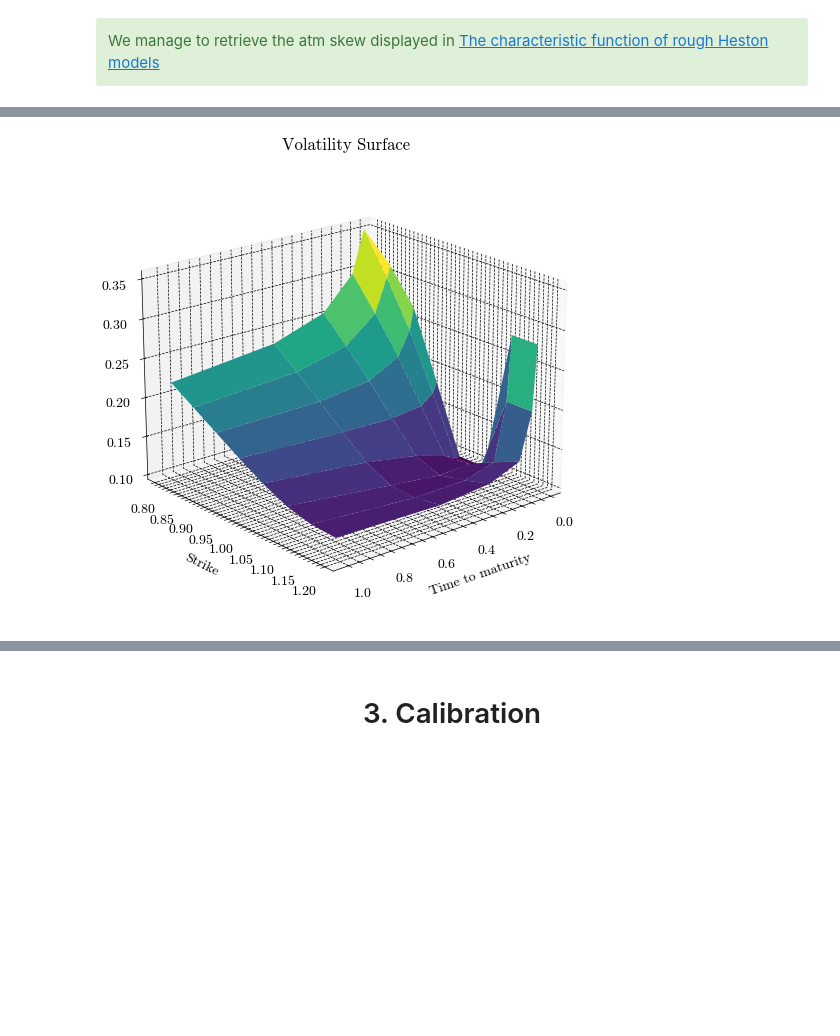
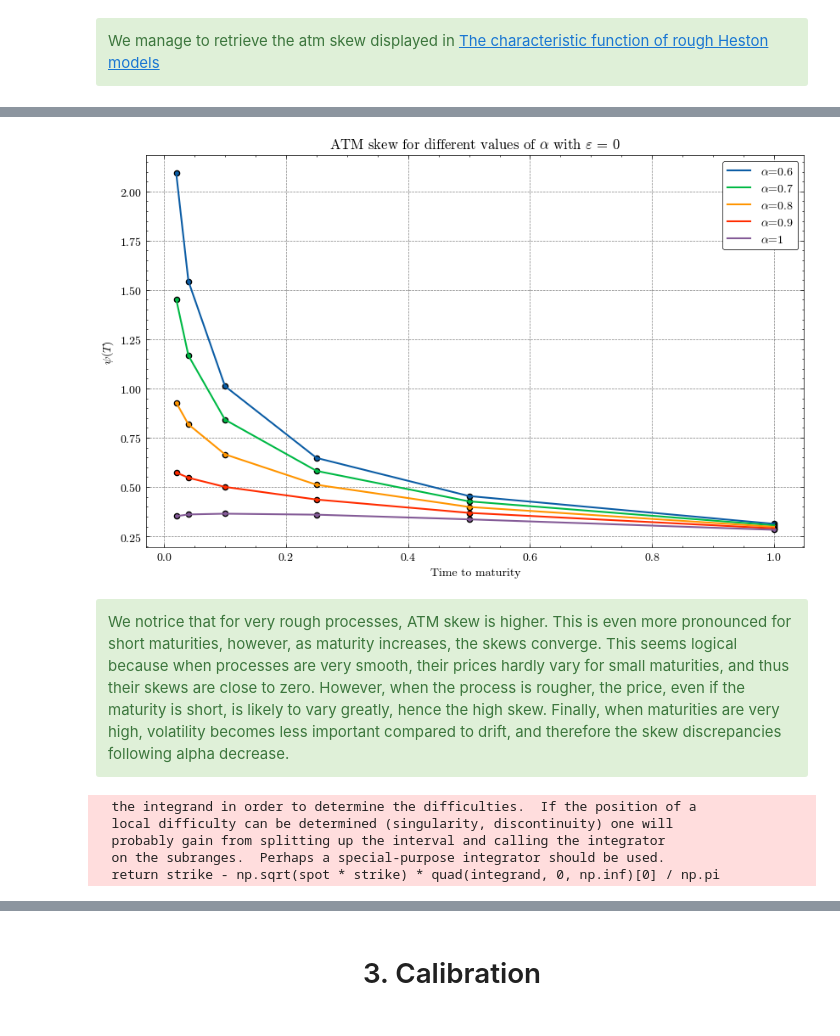
Before and after one commit to SaadSouilmi/Volterra, a Jupyter notebook: Challenge2_VolterraHeston.ipynb, the cells around one changed output, grey strips where cells are left out. Drawn from its saved outputs; the diff is of its cells as text; code cells hidden in the pictures; blank space fills up the shorter version.

```diff
--- a/Challenge2_VolterraHeston.ipynb
+++ b/Challenge2_VolterraHeston.ipynb
@@ -1793,16 +1547,40 @@ out = vol_surface[np.arange(idx.shape[0])[:, None], idx]
-# %%
-x = np.outer(ttm_grid, np.ones_like(strike_grid))
-y = np.outer(strike_grid, np.ones_like(ttm_grid)).T
-# generating a figure and a 3D axes
-fig = plt.figure(figsize=(10, 6))
-ax = plt.axes(projection="3d")
-# plotting the 3D surface plot
-ax.plot_surface(x, y, out, cmap="viridis", edgecolor="none")
-ax.view_init(20, 50)
-plt.xlabel("Time to maturity")
-plt.ylabel("Strike")
-ax.set_zlabel("Volatility")
-plt.title("Volatility Surface")
-plt.show()
-# %% [output]
-[figure, removed]
+# %%
+fig = plt.figure(figsize=(10, 6))
+
+for index, alpha in enumerate(alpha_list):
+    plt.plot(ttm_grid, atm_skew[index, :], lw=1.5, label=rf"$\alpha$={alpha}")
+    plt.scatter(ttm_grid, atm_skew[index, :], marker="o", edgecolors="k", s=20)
+legend = plt.legend(
+    fancybox=True,
+    edgecolor="black",
+)
+legend.get_frame().set_linewidth(0.5)
+plt.title(rf"ATM skew for different values of $\alpha$ with $\varepsilon$ = {0}")
+plt.xlabel("Time to maturity")
+plt.ylabel(r"$\psi(T)$")
+plt.show()
+# %% [output]
+[figure, added]
+# %% [markdown]
+<div class="alert alert-success">We notrice that for very rough processes, ATM skew is higher. This is even more pronounced for short maturities, however, as maturity increases, the skews converge. This seems logical because when processes are very smooth, their prices hardly vary for small maturities, and thus their skews are close to zero. However, when the process is rougher, the price, even if the maturity is short, is likely to vary greatly, hence the high skew. Finally, when maturities are very high, volatility becomes less important compared to drift, and therefore the skew discrepancies following alpha decrease. </div>
+# %%
+rough_model.update(alpha=0.6)
+ttm_grid = np.array([0.02, 0.04, 0.1, 0.25, 0.5, 1])
+eps_list = [0.002, 0.003, 0.005, 0.01]
+atm_skew = np.zeros((len(eps_list), len(ttm_grid)))
+dK = 1e-7
+
+for i in tqdm(range(len(eps_list))):
+    rough_model.update(eps=eps_list[i])
+    for j, ttm in enumerate(ttm_grid):
+        price1 = rough_put_option(s0, ttm, s0 * (1 + dK), **rough_model)
+        price2 = rough_put_option(s0, ttm, s0 * (1 - dK), **rough_model)
+        vol1 = implied_vol(s0, ttm, s0 * (1 + dK), price1)
+        vol2 = implied_vol(s0, ttm, s0 * (1 - dK), price2)
+        atm_skew[i, j] = -s0 * (vol1 - vol2) / (2 * dK)
+# %% [output]
+  the integrand in order to determine the difficulties.  If the position of a
+  local difficulty can be determined (singularity, discontinuity) one will
+  probably gain from splitting up the interval and calling the integrator
+  on the subranges.  Perhaps a special-purpose integrator should be used.
+  return strike - np.sqrt(spot * strike) * quad(integrand, 0, np.inf)[0] / np.pi
```
Also changed, not shown: parts of 27 cells of this notebook.
